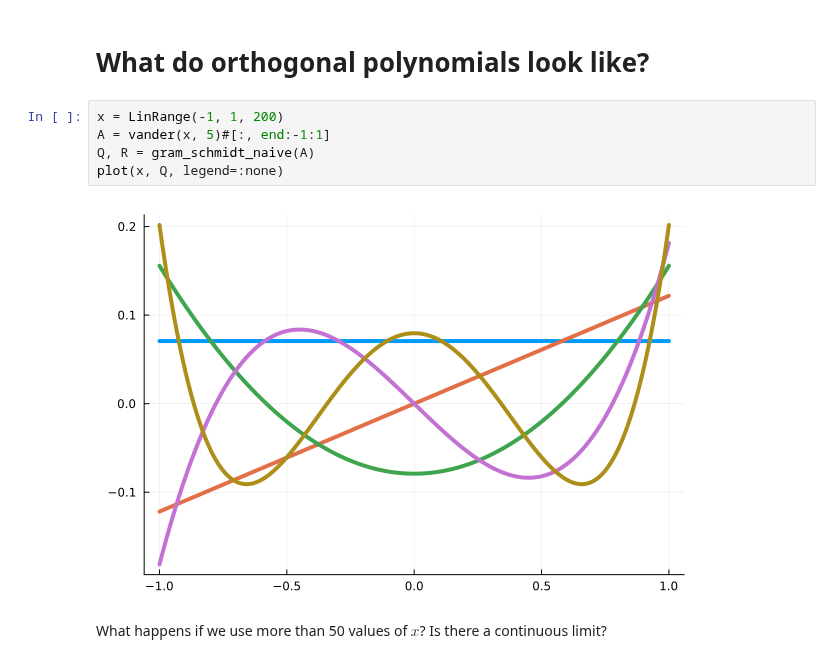
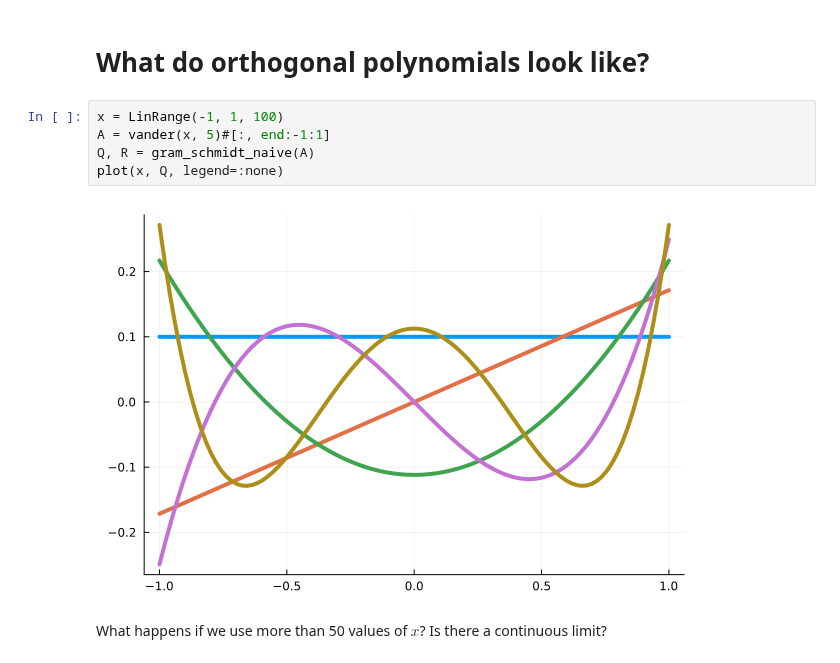
Before and after one commit to cu-numcomp/fall26, a Jupyter notebook: slides/2026-09-21-qr-factorization.ipynb, the cells around one changed output. Saved outputs shown, nothing was run; the diff lists cells and outputs as text.

```diff
--- a/slides/2026-09-21-qr-factorization.ipynb
+++ b/slides/2026-09-21-qr-factorization.ipynb
@@ -70,12 +70,12 @@ norm(Q * R - A) = 6.707714767881077e-16
 # %% [markdown]
 # What do orthogonal polynomials look like?
 # %%
-x = LinRange(-1, 1, 200)
+x = LinRange(-1, 1, 100)
 A = vander(x, 5)#[:, end:-1:1]
 Q, R = gram_schmidt_naive(A)
 plot(x, Q, legend=:none)
 # %% [output]
-[figure, old version]
+[figure, new version]
 # %% [markdown]
 What happens if we use more than 50 values of $x$? Is there a continuous limit?
 # %% [markdown]
```
Also changed, not shown: parts of 4 cells of this notebook, 3 other files.
